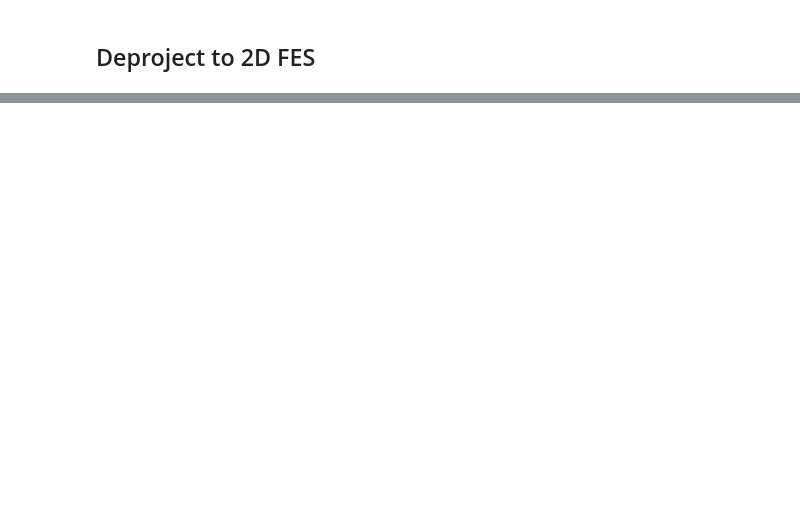
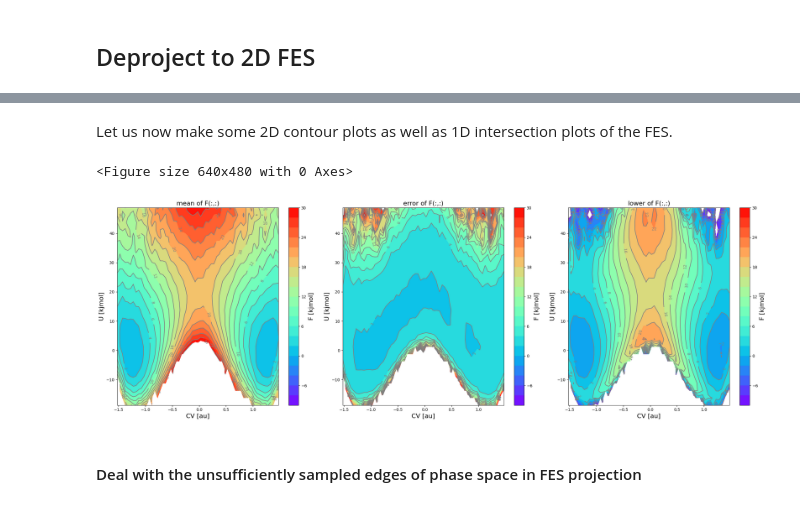
Before and after one commit to molmod/ThermoLIB, a Jupyter notebook: examples/advanced_deprojection.ipynb, the cells around one changed output, grey strips where cells are left out. Drawn from its saved outputs; the diff is of its cells as text; code cells hidden in the pictures; blank space fills up the shorter version.

```diff
--- a/examples/advanced_deprojection.ipynb
+++ b/examples/advanced_deprojection.ipynb
@@ -107,0 +127,6 @@ fes.plot(cmap='rainbow', flims=[0,45],ncolors=9)
+# %%
+bins_cv = np.arange(-1.55, 1.55, 0.05)
+bins_u = np.arange(-20, 52.5, 2.5)*kjmol
+hist2d1 = Histogram2D.from_wham([bins_cv, bins_u], traj2d, bias2d, temp, error_estimate='mle_f_cov', corrtimes=corrtimes_2d, convergence=1e-7, Nscf=50000, cv2_output_unit='kjmol', cv1_label='CV', cv2_label='U')
+fes1 = FreeEnergySurface2D.from_histogram(hist2d1, temp)
+fes1.set_ref(ref='min')
@@ -107,0 +153,9 @@ fes.plot(cmap='rainbow', flims=[0,45],ncolors=9)
+# %% [markdown]
+Let us now make some 2D contour plots as well as 1D intersection plots of the FES.
+# %%
+fes1.plot(obss=['mean', 'error', 'lower'], flims=[-10,30], ncolors=20, cmap='rainbow')
+# %% [output]
+<Figure size 640x480 with 0 Axes>
+[figure, added]
+# %% [markdown]
+#### Deal with the unsufficiently sampled edges of phase space in FES projection
```
Also changed, not shown: parts of 73 cells of this notebook, 11 other files.
